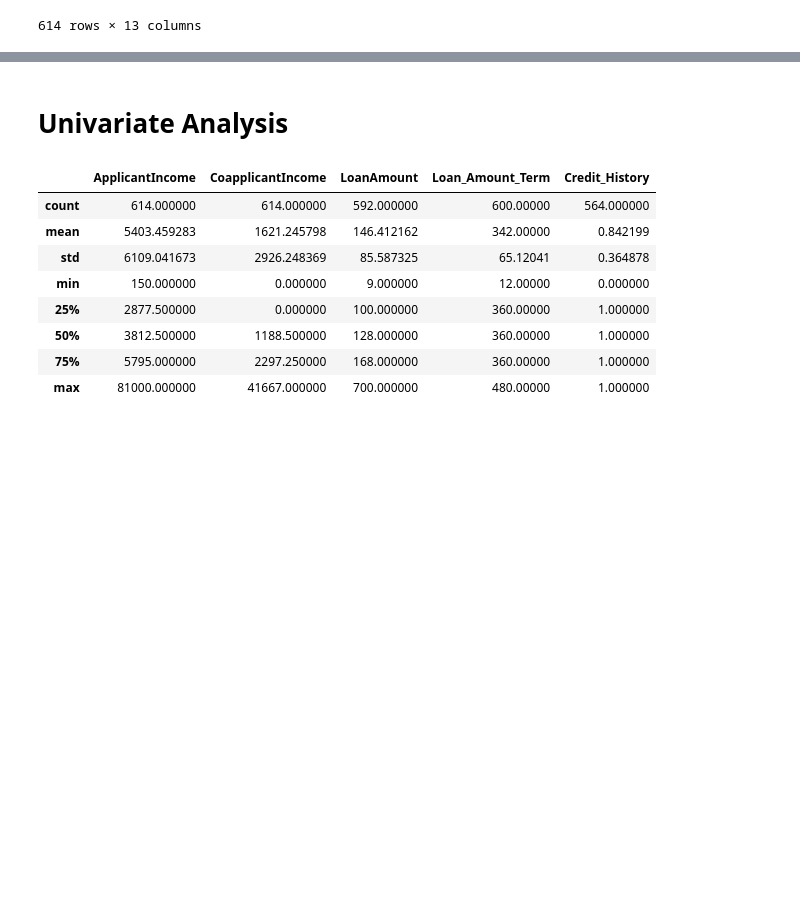
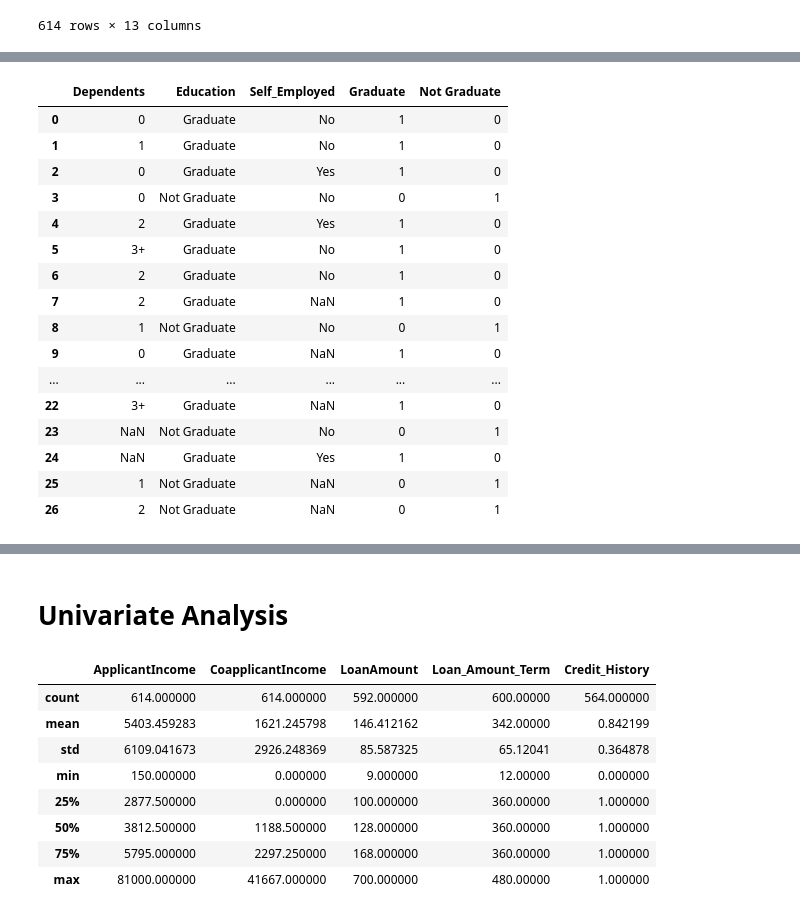
Before and after one commit to sohomghosh/Data_Visualization_FDP, a Jupyter notebook: CaseStudy_1_DataVisualization.ipynb, the cells around one changed output, grey strips where cells are left out. Saved outputs shown, nothing was run; the diff lists cells and outputs as text; code cells hidden in the pictures; blank space fills up the shorter version.

```diff
--- a/CaseStudy_1_DataVisualization.ipynb
+++ b/CaseStudy_1_DataVisualization.ipynb
@@ -55,0 +61,3 @@ data
+# %%
+df = data[['Dependents', 'Education', 'Self_Employed']].drop_duplicates().reset_index().copy()
+df
@@ -55,0 +108,3 @@ data
+# %%
+new_df = df.drop(['index'],axis=1)
+new_df
@@ -55,0 +169,4 @@ data
+# %%
+#One-hot Encoding
+one_hot_edu = pd.get_dummies(new_df['Education'])
+one_hot_edu
@@ -55,0 +191,22 @@ data
+# %%
+#adding columns side by side
+concat_df = pd.concat([new_df, one_hot_edu],axis=1)
+concat_df
+# %% [output]
+|  | Dependents | Education | Self_Employed | Graduate | Not Graduate |
+| 0 | 0 | Graduate | No | 1 | 0 |
+| 1 | 1 | Graduate | No | 1 | 0 |
+| 2 | 0 | Graduate | Yes | 1 | 0 |
+| 3 | 0 | Not Graduate | No | 0 | 1 |
+| 4 | 2 | Graduate | Yes | 1 | 0 |
+| 5 | 3+ | Graduate | No | 1 | 0 |
+| 6 | 2 | Graduate | No | 1 | 0 |
+| 7 | 2 | Graduate | NaN | 1 | 0 |
+| 8 | 1 | Not Graduate | No | 0 | 1 |
+| 9 | 0 | Graduate | NaN | 1 | 0 |
+| ... | ... | ... | ... | ... | ... |
+| 22 | 3+ | Graduate | NaN | 1 | 0 |
+| 23 | NaN | Not Graduate | No | 0 | 1 |
+| 24 | NaN | Graduate | Yes | 1 | 0 |
+| 25 | 1 | Not Graduate | NaN | 0 | 1 |
+| 26 | 2 | Not Graduate | NaN | 0 | 1 |
```
Also changed, not shown: parts of 24 cells of this notebook.
